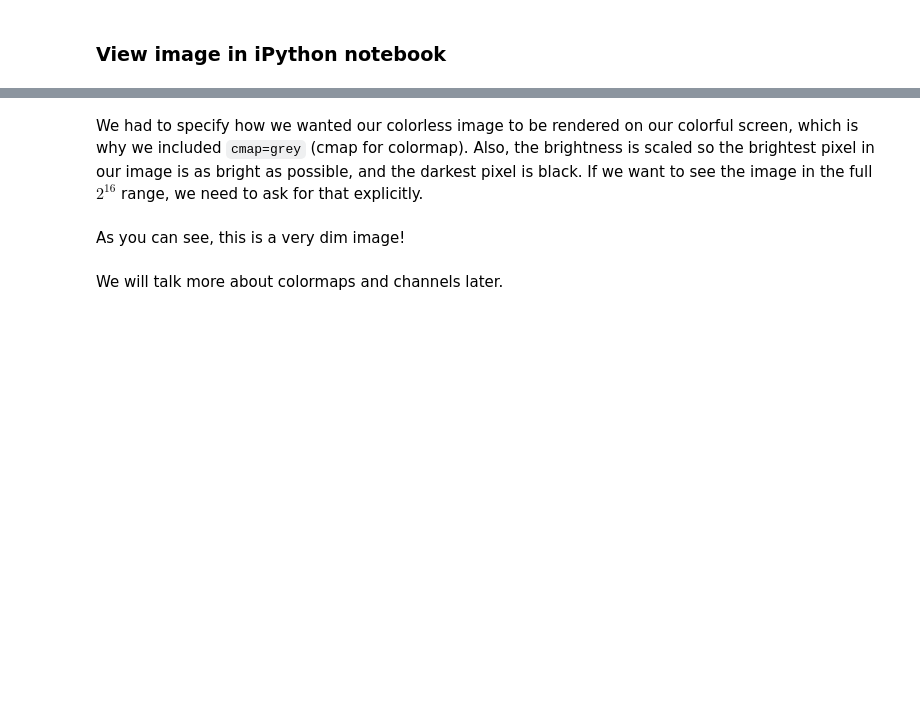
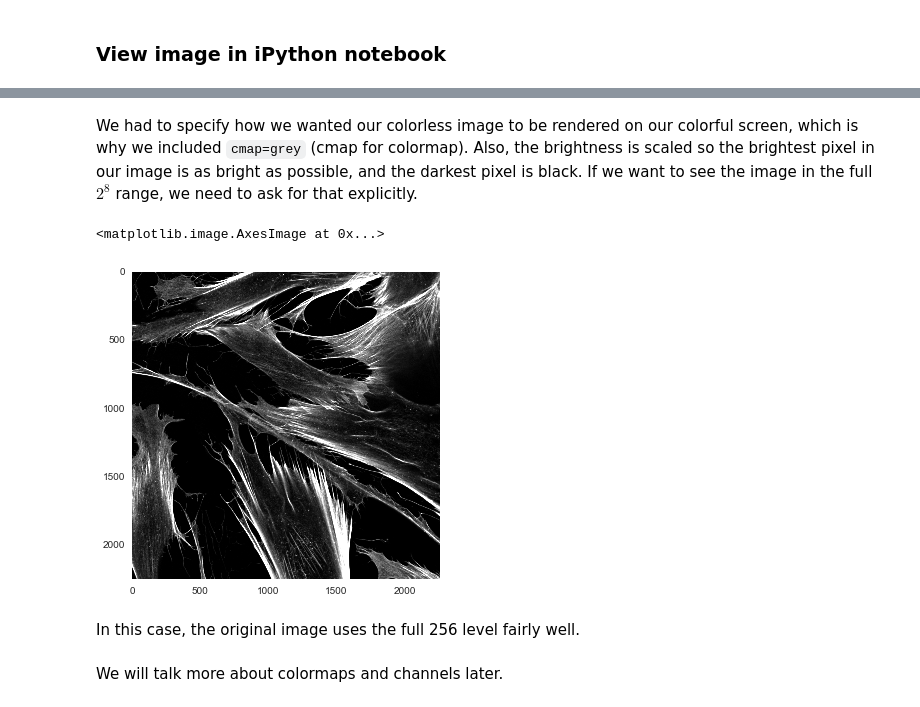
Before and after one commit to DataLucence/images, a Jupyter notebook: lessons/Day 1 - digital images.ipynb, the cells around one changed output, grey strips where cells are left out. Cells and saved outputs as stored; diff of their text form; code cells hidden in the pictures; blank space fills up the shorter version.

```diff
--- a/lessons/Day 1 - digital images.ipynb
+++ b/lessons/Day 1 - digital images.ipynb
@@ -44,2 +40,6 @@ data = imread("/Users/noah/Desktop/000014.tif")
+# %%
+image_path = "../data/8bit_im.tif"
+# %%
+data = imread(image_path)
 # %%
 data.shape
@@ -60,9 +67,12 @@ plt.imshow(data, cmap='gray')
 # %% [markdown]
-We had to specify how we wanted our colorless image to be rendered on our colorful screen, which is why we included `cmap=grey` (cmap for colormap). Also, the brightness is scaled so the brightest pixel in our image is as bright as possible, and the darkest pixel is black. If we want to see the image in the full $2^{16}$ range, we need to ask for that explicitly.
+We had to specify how we wanted our colorless image to be rendered on our colorful screen, which is why we included `cmap=grey` (cmap for colormap). Also, the brightness is scaled so the brightest pixel in our image is as bright as possible, and the darkest pixel is black. If we want to see the image in the full $2^{8}$ range, we need to ask for that explicitly.
 # %%
-plt.imshow(data, cmap='gray', vmin=0, vmax=2**16-1)
+plt.imshow(data, cmap='gray', vmin=0, vmax=2**8-1)
+# %% [output]
+<matplotlib.image.AxesImage at 0x...>
+[figure, added]
-# %% [markdown]
-As you can see, this is a very dim image!
+# %% [markdown]
+In this case, the original image uses the full 256 level fairly well.
 # %% [markdown]
 We will talk more about colormaps and channels later.
 # %% [markdown]
```
Also changed, not shown: parts of 41 cells of this notebook, 2 other files.
